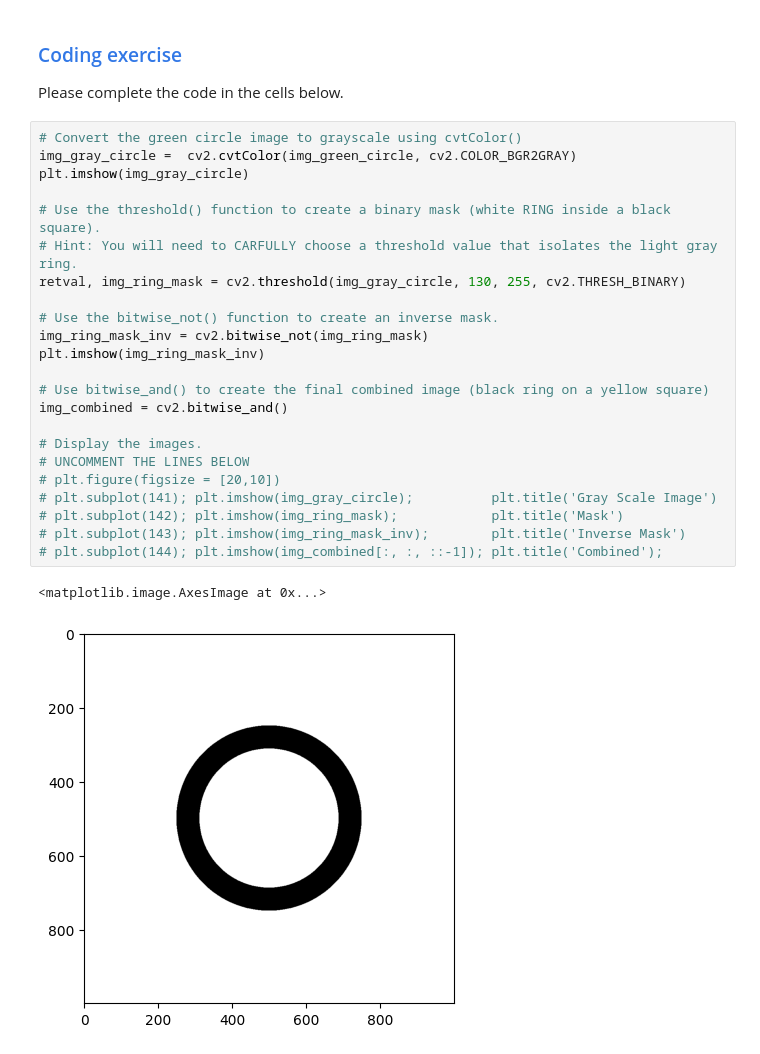
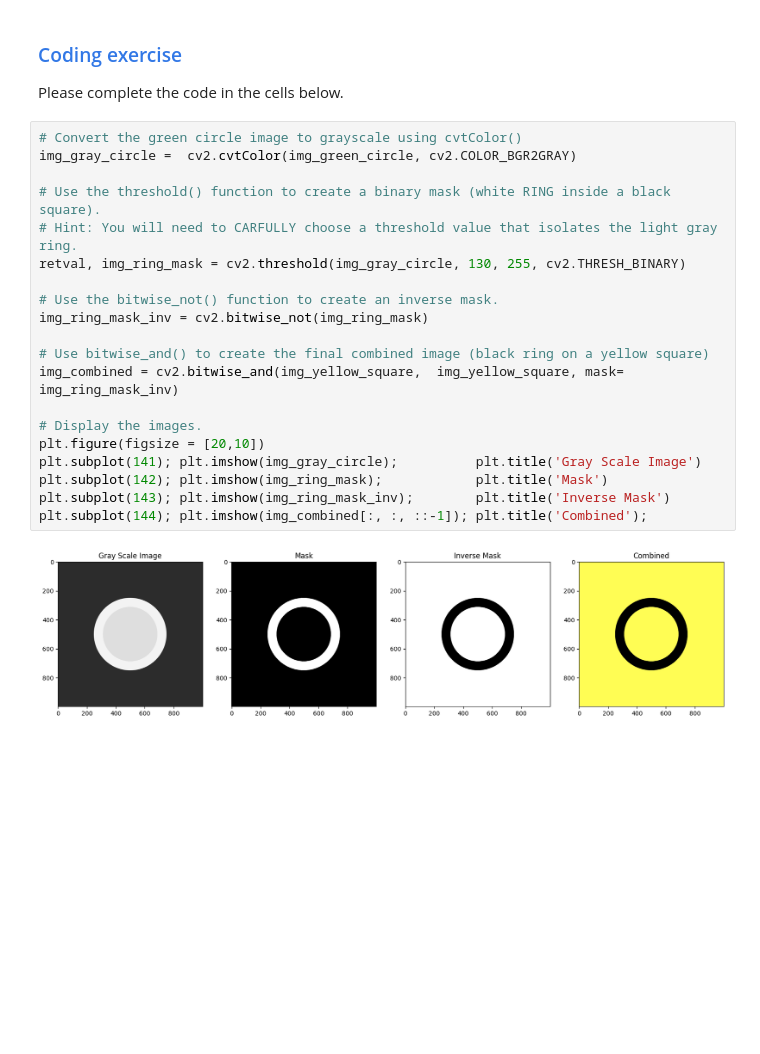
Before and after one commit to alabamustapha/opencv, a Jupyter notebook: opencv_for_beginner/module02-arithmetic-logical-thresholding/02_03_Logical_Operations.ipynb, the cells around one changed output. Saved outputs shown, nothing was run; the diff lists cells and outputs as text; blank space fills up the shorter version.

```diff
--- a/opencv_for_beginner/module02-arithmetic-logical-thresholding/02_03_Logical_Operations.ipynb
+++ b/opencv_for_beginner/module02-arithmetic-logical-thresholding/02_03_Logical_Operations.ipynb
@@ -284,29 +284,25 @@ Please complete the code in the cells below.
 # %%
 # Convert the green circle image to grayscale using cvtColor()
 img_gray_circle =  cv2.cvtColor(img_green_circle, cv2.COLOR_BGR2GRAY)
-plt.imshow(img_gray_circle)
 
 # Use the threshold() function to create a binary mask (white RING inside a black square).
 # Hint: You will need to CARFULLY choose a threshold value that isolates the light gray ring.
 retval, img_ring_mask = cv2.threshold(img_gray_circle, 130, 255, cv2.THRESH_BINARY)
 
 # Use the bitwise_not() function to create an inverse mask.
 img_ring_mask_inv = cv2.bitwise_not(img_ring_mask)
-plt.imshow(img_ring_mask_inv)
 
 # Use bitwise_and() to create the final combined image (black ring on a yellow square)
-img_combined = cv2.bitwise_and()
+img_combined = cv2.bitwise_and(img_yellow_square,  img_yellow_square, mask= img_ring_mask_inv)
 
 # Display the images.
-# UNCOMMENT THE LINES BELOW
-# plt.figure(figsize = [20,10])
-# plt.subplot(141); plt.imshow(img_gray_circle);          plt.title('Gray Scale Image')
-# plt.subplot(142); plt.imshow(img_ring_mask);            plt.title('Mask')
-# plt.subplot(143); plt.imshow(img_ring_mask_inv);        plt.title('Inverse Mask')
-# plt.subplot(144); plt.imshow(img_combined[:, :, ::-1]); plt.title('Combined');
+plt.figure(figsize = [20,10])
+plt.subplot(141); plt.imshow(img_gray_circle);          plt.title('Gray Scale Image')
+plt.subplot(142); plt.imshow(img_ring_mask);            plt.title('Mask')
+plt.subplot(143); plt.imshow(img_ring_mask_inv);        plt.title('Inverse Mask')
+plt.subplot(144); plt.imshow(img_combined[:, :, ::-1]); plt.title('Combined');
 # %% [output]
-<matplotlib.image.AxesImage at 0x...>
-[figure, old version]
+[figure, new version]
 # %% [markdown]
 Your results should look like this.
 
```
Also changed, not shown: 28 other files.
